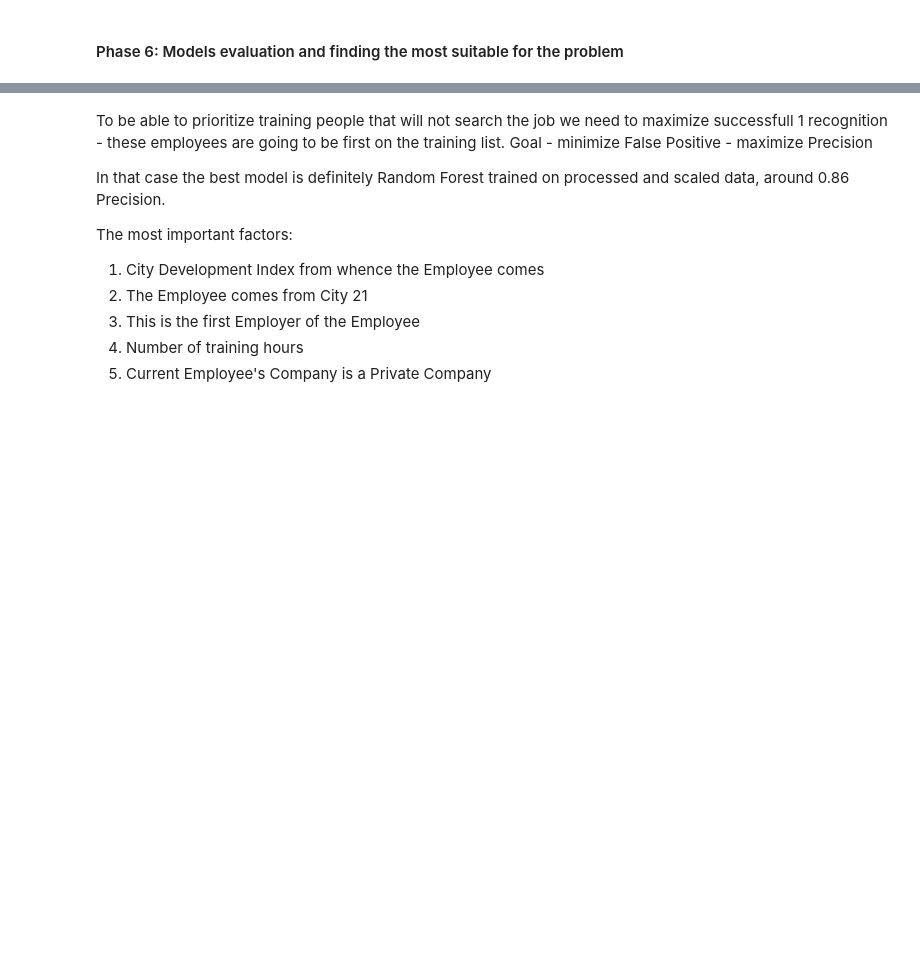
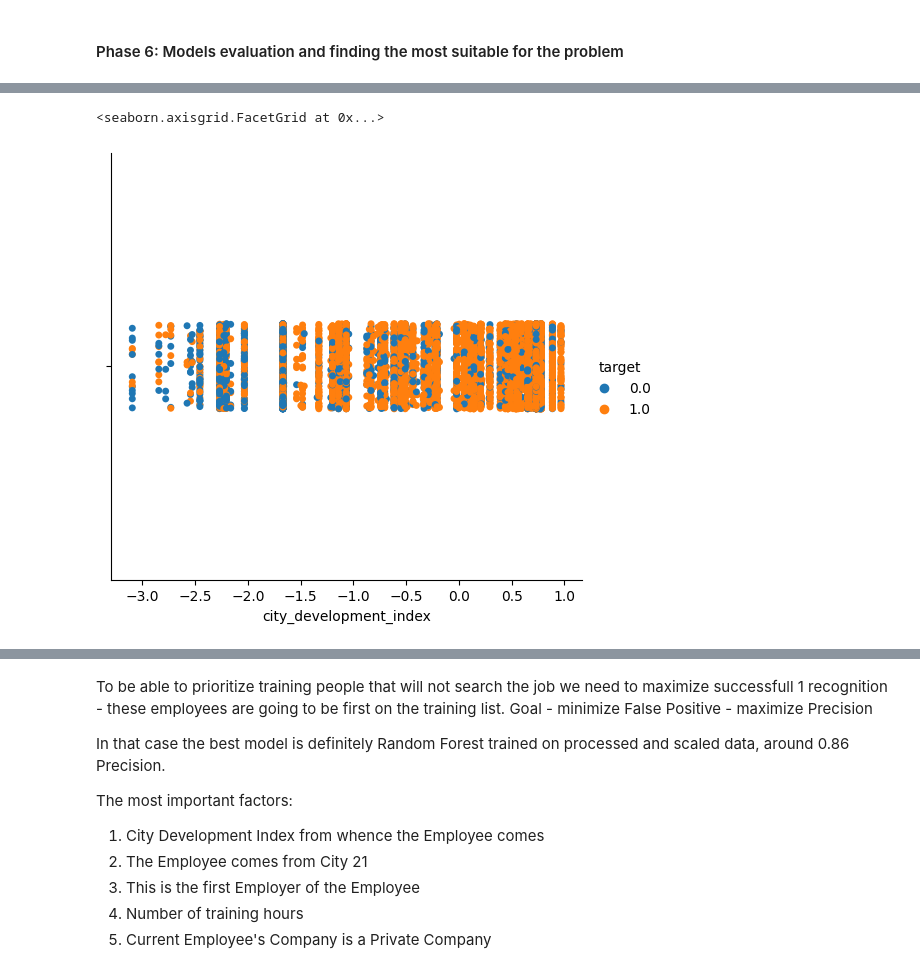
Before and after one commit to AnsealArt/PJWSTK-EWD, a Jupyter notebook: Project/hr_analytics.ipynb, the cells around one changed output, grey strips where cells are left out. Saved outputs shown, nothing was run; the diff lists cells and outputs as text; code cells hidden in the pictures; blank space fills up the shorter version.

Commit message:
Update Project - Add Final Visualizations, Add city_dev_idx Standarization

```diff
--- a/Project/hr_analytics.ipynb
+++ b/Project/hr_analytics.ipynb
@@ -291,7 +291,7 @@ Name: experience, dtype: int64
 Name: company_size, dtype: int64
 (16070, 177)
 # %%
-# Optional training_hours standarization
+# Optional training_hours and city_development_index standarization
 df_hr_processed_and_scaled = df_hr_processed.copy()
 
 # sns.boxplot(x=df_hr_processed_and_scaled["training_hours"])
@@ -305,3 +305,9 @@ df_hr_processed_and_scaled.rename(columns={ "training_hours_new" : "training_hou
 
 # sns.boxplot(x=df_hr_processed_and_scaled["training_hours"])
 # sns.histplot(df_hr_processed_and_scaled["training_hours"])
+
+scaler = StandardScaler()
+df_hr_processed_and_scaled["city_development_index_new"] = scaler.fit_transform(df_hr_processed_and_scaled["city_development_index"].to_numpy().reshape(-1, 1))
+
+df_hr_processed_and_scaled.drop(columns=["city_development_index"], inplace=True)
+df_hr_processed_and_scaled.rename(columns={ "city_development_index_new" : "city_development_index" }, inplace=True)
@@ -592,0 +605,5 @@ plt.show()
+# %%
+sns.catplot(data=df_hr_processed_and_scaled, x='city_development_index',hue='target')
+# %% [output]
+<seaborn.axisgrid.FacetGrid at 0x...>
+[figure, added]
```
Also changed, not shown: parts of 7 cells of this notebook.
